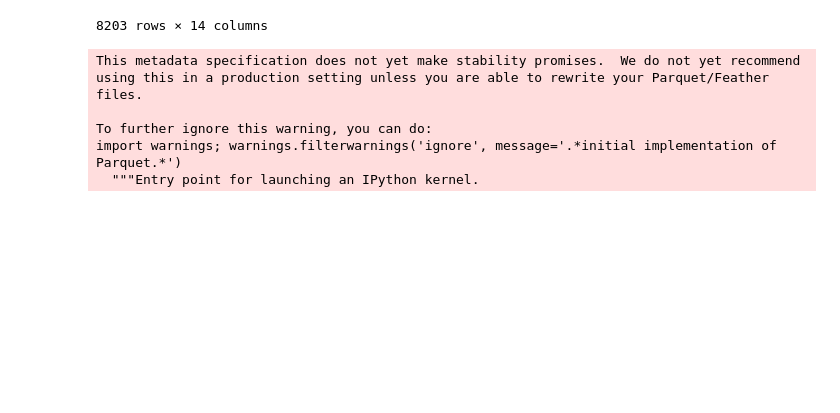
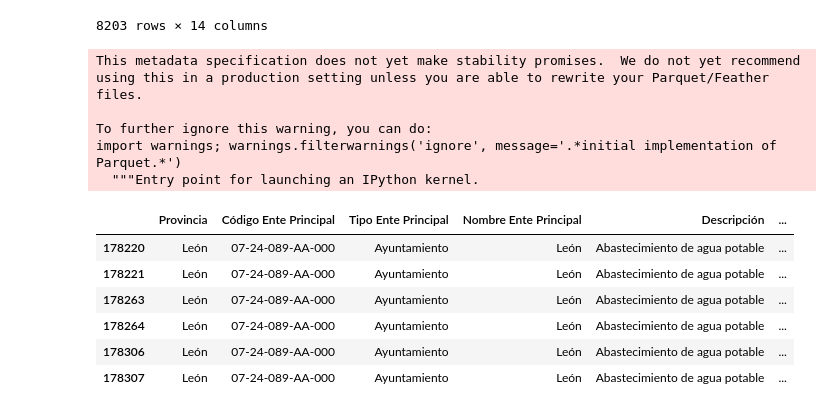
Before and after one commit to carpiero/DataTown, a Jupyter notebook: notebooks/Notebook_004.ipynb, the cells around one changed output. Saved outputs shown, nothing was run; the diff lists cells and outputs as text; code cells hidden in the pictures; blank space fills up the shorter version.

```diff
--- a/notebooks/Notebook_004.ipynb
+++ b/notebooks/Notebook_004.ipynb
@@ -128,3 +128,16 @@ This metadata specification does not yet make stability promises.  We do not yet
 To further ignore this warning, you can do:
 import warnings; warnings.filterwarnings('ignore', message='.*initial implementation of Parquet.*')
   """Entry point for launching an IPython kernel.
+# %%
+df_indicadores_pob.loc[(df_indicadores_pob['Nombre Ente Principal']=='León')& (df_indicadores_pob['Descripción']=='Abastecimiento de agua potable')]
+
+
+#     (df_indicadores_pob['Descripción']==partida_de_coste_types)
+# %% [output]
+|  | Provincia | Código Ente Principal | Tipo Ente Principal | Nombre Ente Principal | Descripción | ... |
+| 178220 | León | 07-24-089-AA-000 | Ayuntamiento | León | Abastecimiento de agua potable | ... |
+| 178221 | León | 07-24-089-AA-000 | Ayuntamiento | León | Abastecimiento de agua potable | ... |
+| 178263 | León | 07-24-089-AA-000 | Ayuntamiento | León | Abastecimiento de agua potable | ... |
+| 178264 | León | 07-24-089-AA-000 | Ayuntamiento | León | Abastecimiento de agua potable | ... |
+| 178306 | León | 07-24-089-AA-000 | Ayuntamiento | León | Abastecimiento de agua potable | ... |
+| 178307 | León | 07-24-089-AA-000 | Ayuntamiento | León | Abastecimiento de agua potable | ... |
```
Also changed, not shown: parts of 1 cell of this notebook, 6 other files.
